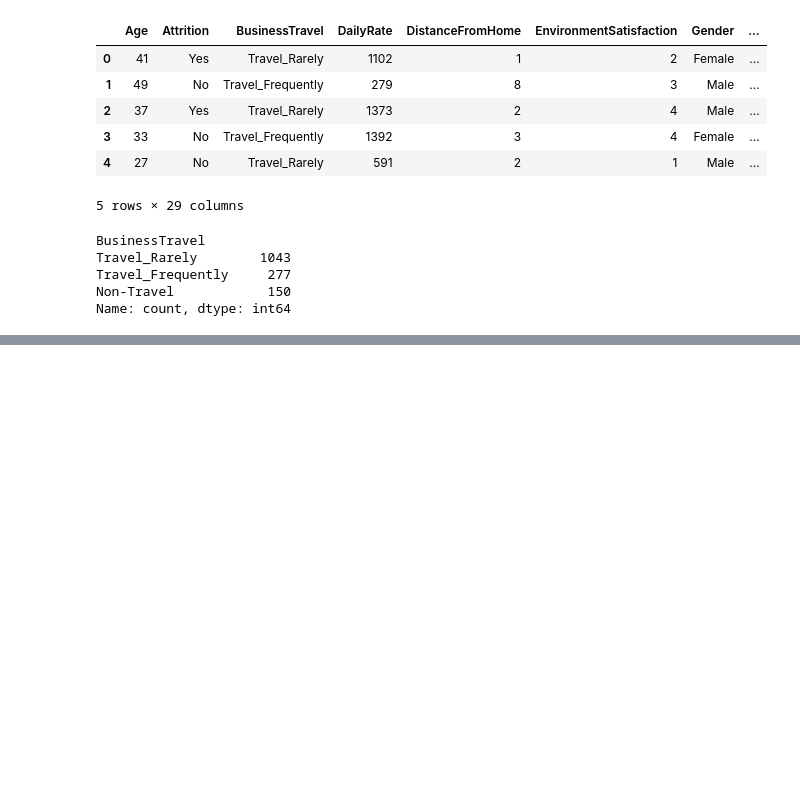
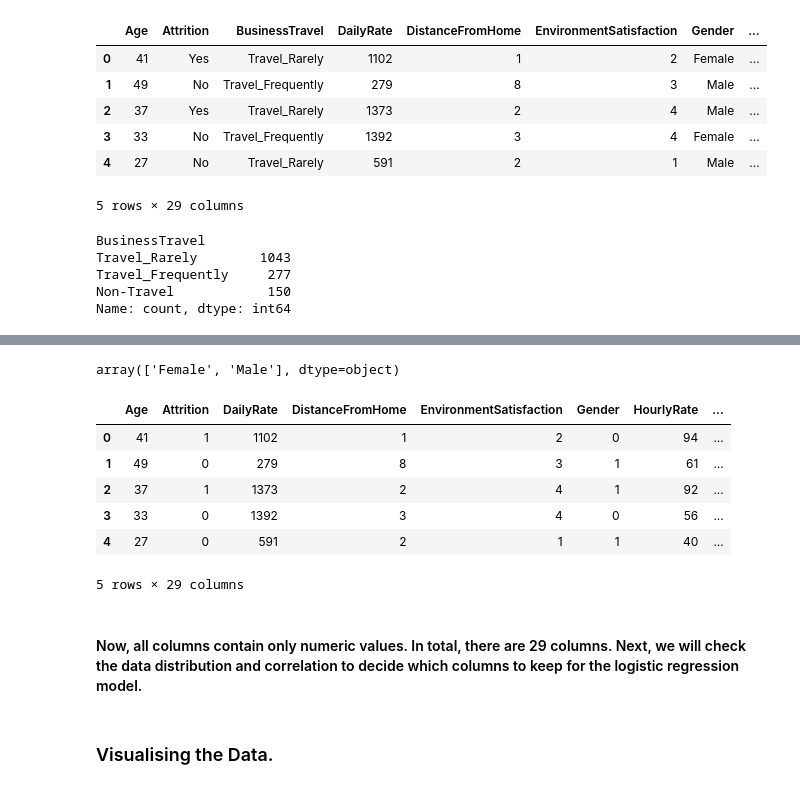
Before and after one commit to RovSveta/Introduction_to-_Machine_Learning_Methods-, a Jupyter notebook: Exercise_project_2/Exercisw_project_2_logistic_regression.ipynb, the cells around one changed output, grey strips where cells are left out. Saved outputs shown, nothing was run; the diff lists cells and outputs as text; code cells hidden in the pictures; blank space fills up the shorter version.

Commit message:
data analisys done

```diff
--- a/Exercise_project_2/Exercisw_project_2_logistic_regression.ipynb
+++ b/Exercise_project_2/Exercisw_project_2_logistic_regression.ipynb
@@ -104,0 +175,32 @@ Name: count, dtype: int64
+# %%
+# drop "JobRole" column:
+df = df.drop("JobRole", axis=1)
+# %%
+# "Gender" column, I will check unique options, should be just two but who knows...
+df['Gender'].unique()
+# %% [output]
+array(['Female', 'Male'], dtype=object)
+# %%
+# now we will use LabelEncoder to converts the value of column to 0 or 1 for "Gender" and "Attrition" columns:
+
+from sklearn.preprocessing import LabelEncoder
+# list of all boolean variables we want to convert
+variables = ['Gender', 'Attrition']
+
+# initalize encoder and convert everything
+encoder = LabelEncoder()
+df[variables] = df[variables].apply(encoder.fit_transform)
+# %%
+df.head()
+# %% [output]
+|  | Age | Attrition | DailyRate | DistanceFromHome | EnvironmentSatisfaction | Gender | HourlyRate | ... |
+| 0 | 41 | 1 | 1102 | 1 | 2 | 0 | 94 | ... |
+| 1 | 49 | 0 | 279 | 8 | 3 | 1 | 61 | ... |
+| 2 | 37 | 1 | 1373 | 2 | 4 | 1 | 92 | ... |
+| 3 | 33 | 0 | 1392 | 3 | 4 | 0 | 56 | ... |
+| 4 | 27 | 0 | 591 | 2 | 1 | 1 | 40 | ... |
+5 rows × 29 columns
+# %% [markdown]
+#### Now, all columns contain only numeric values. In total, there are 29 columns. Next, we will check the data distribution and correlation to decide which columns to keep for the logistic regression model.
+# %% [markdown]
+### Visualising the Data.
```
Also changed, not shown: parts of 7 cells of this notebook.
